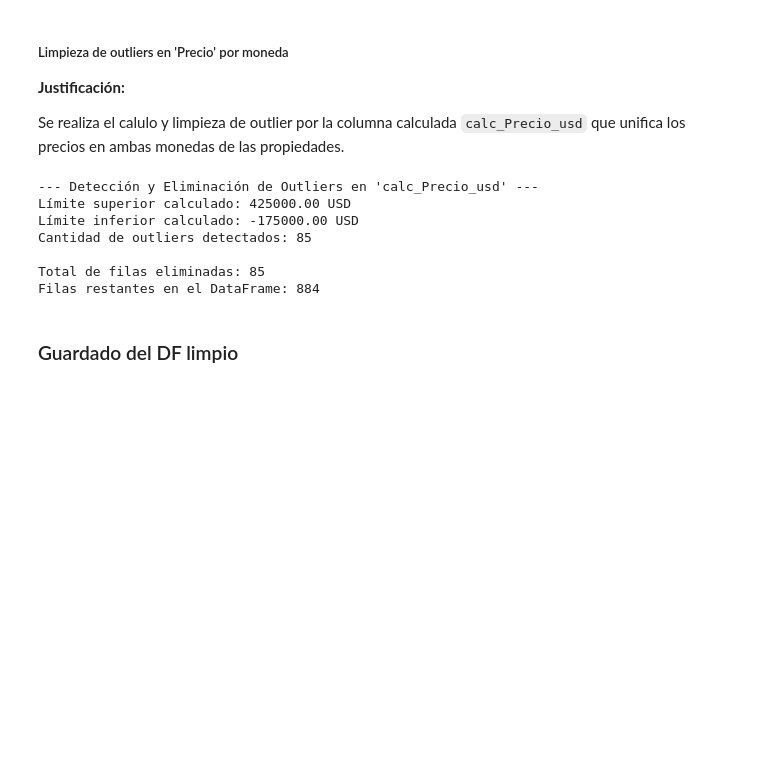
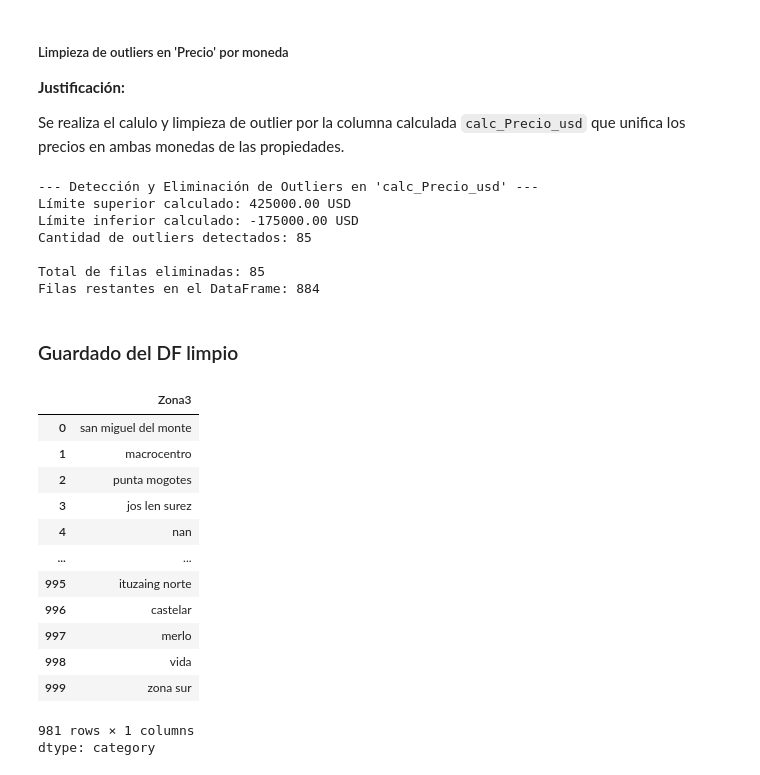
Before and after one commit to GomezMorales/TP_INTEGRADOR_CIENCIAS_DE_DATOS, a Jupyter notebook: TP_integrador_Ciencias_de_datos.ipynb, the cells around one changed output. Drawn from its saved outputs; the diff is of its cells as text; code cells hidden in the pictures; blank space fills up the shorter version.

Commit message:
Ajuste en normalizacion de cadena, se corrigio un mal funcionamiento en los valores NaN en Zona3

```diff
--- a/TP_integrador_Ciencias_de_datos.ipynb
+++ b/TP_integrador_Ciencias_de_datos.ipynb
@@ -345,13 +345,22 @@ expenses
 ### Normalización de cadenas
 # %%
 def clean_string_columns(df:pd.DataFrame) -> pd.DataFrame:
-    """A todas las columnas de tipo Object le aplico minúsculas y quito espacios a izquierda y derecha, quito caracteres especiales a excepcion de "/" y "-" por los campos fecha."""
-
+    """A todas las columnas de tipo Object le aplico minúsculas y quito espacios a izquierda y derecha, quito caracteres especiales a excepcion de "/" y "-" por los campos fecha.
+    Esta versión asegura que los valores NA permanezcan como NA y no se conviertan a la cadena 'nan', y convierte la cadena 'nan' (si está presente) a NA.
+    """
     for col in df.columns:
         if df[col].dtype == 'object':
-            df[col] = df[col].astype(str).str.strip().str.lower()
-            # Eliminar caracteres especiales, manteniendo '/' y '-'
-            df[col] = df[col].str.replace(r'[^a-z0-9\s/\-]', '', regex=True)
+            # Step 1: Apply strip and lower to non-NA string values.
+            # Values that are already pd.NA/np.nan will remain so.
+            # Values that are strings will be stripped and lowercased.
+            processed_series = df[col].apply(lambda x: str(x).strip().lower() if pd.notna(x) else x)
+
+            # Step 2: Convert the *string* 'nan' to pd.NA (for explicit string 'nan' values)
+            processed_series = processed_series.apply(lambda x: pd.NA if isinstance(x, str) and x == 'nan' else x)
+
+            # Step 3: Apply regex cleaning to remaining non-NA string values.
+            # This handles any other special characters that might remain.
+            df[col] = processed_series.apply(lambda x: re.sub(r'[^a-z0-9\s/\-]', '', x) if isinstance(x, str) else x)
     return df
 
 df_clean = clean_string_columns(df_clean)
@@ -643,7 +655,7 @@ dtype: float64
 Justificación:
 Puede darse el caso en que las zonas no tengan un grado de granulidad suficiente para completar 3 niveles, se observa que varios ejemplos en donde tiene informada Zona, Zona2 pero no se puede profundizar granularmente mas entonces no se informa Zona3. A su vez, observamos que en varios registros Zona3 tiene el mismo valor que Zona2, entonces siguiendo esta lógica para no perder los datos de Zona3 a aquellos registros nan se les imputo el valor de Zona2.
 # %%
-initial_nan_count = (df_clean['Zona3'] == 'nan').sum()
+initial_nan_count = df_clean['Zona3'].isna().sum() # Ahora verifica valores NA reales
 
 # Get categories from Zona2 that are not in Zona3
 missing_categories = df_clean['Zona2'].cat.categories.difference(df_clean['Zona3'].cat.categories)
@@ -652,10 +664,10 @@ missing_categories = df_clean['Zona2'].cat.categories.difference(df_clean['Zona3
 if not missing_categories.empty:
     df_clean['Zona3'] = df_clean['Zona3'].cat.add_categories(missing_categories.tolist())
 
-# Impute by assigning the string values from Zona2 to Zona3 for 'nan' entries
-df_clean.loc[df_clean['Zona3'] == 'nan', 'Zona3'] = df_clean.loc[df_clean['Zona3'] == 'nan', 'Zona2'].astype(str)
+# Impute by assigning the string values from Zona2 to Zona3 for NA entries
+df_clean.loc[df_clean['Zona3'].isna(), 'Zona3'] = df_clean.loc[df_clean['Zona3'].isna(), 'Zona2'].astype(str)
 
-final_nan_count = (df_clean['Zona3'] == 'nan').sum()
-print(f"Se imputaron {initial_nan_count - final_nan_count} valores 'nan' en 'Zona3' con los valores de 'Zona2'.")
-print(f"Valores 'nan' restantes en 'Zona3': {final_nan_count}")
+final_nan_count = df_clean['Zona3'].isna().sum() # Ahora verifica valores NA reales
+print(f"Se imputaron {initial_nan_count - final_nan_count} valores NA en 'Zona3' con los valores de 'Zona2'.")
+print(f"Valores NA restantes en 'Zona3': {final_nan_count}")
 # %% [output]
@@ -747,3 +761,20 @@ Filas restantes en el DataFrame: 884
 ### Guardado del DF limpio
 # %%
 df = df_clean
+# %%
+df_clean['Zona3']
+# %% [output]
+|  | Zona3 |
+| 0 | san miguel del monte |
+| 1 | macrocentro |
+| 2 | punta mogotes |
+| 3 | jos len surez |
+| 4 | nan |
+| ... | ... |
+| 995 | ituzaing norte |
+| 996 | castelar |
+| 997 | merlo |
+| 998 | vida |
+| 999 | zona sur |
+981 rows × 1 columns
+dtype: category
```
Also changed, not shown: parts of 4 cells of this notebook.
